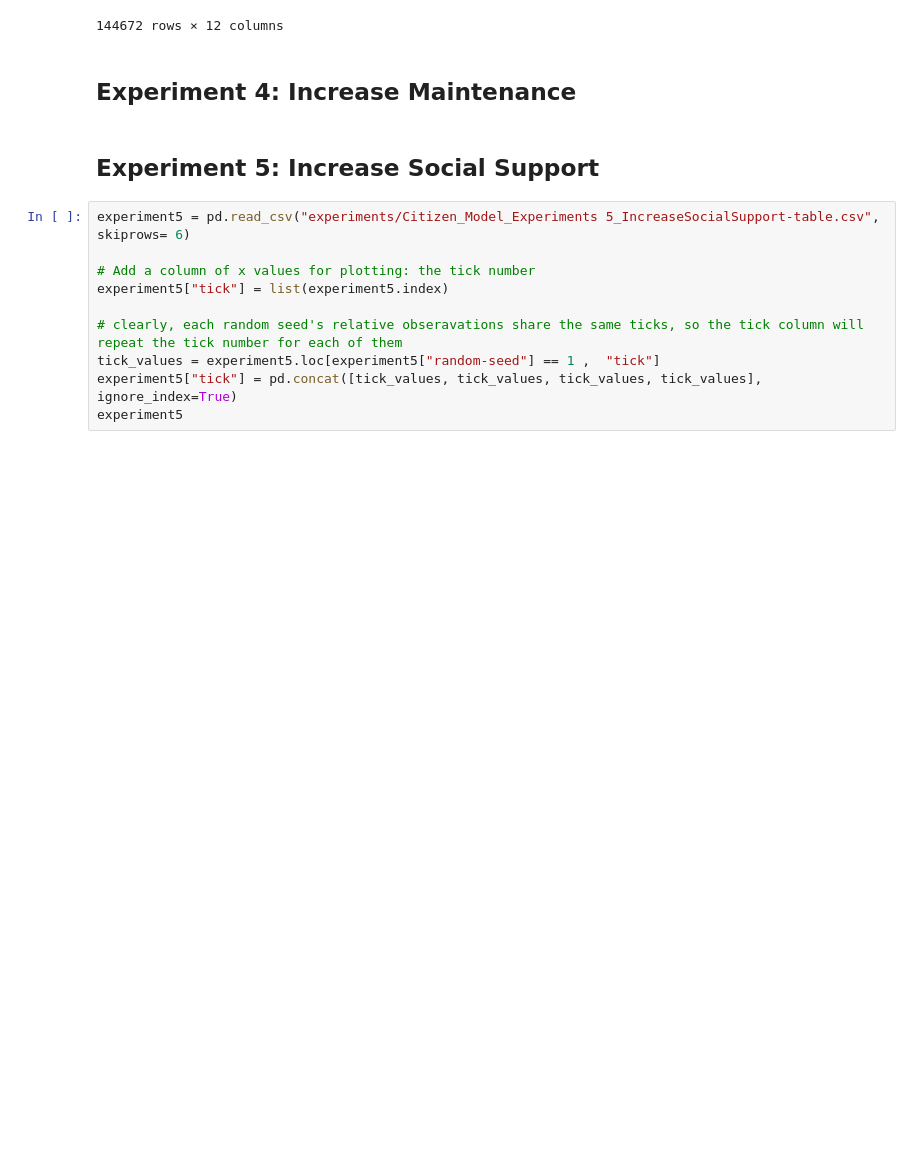
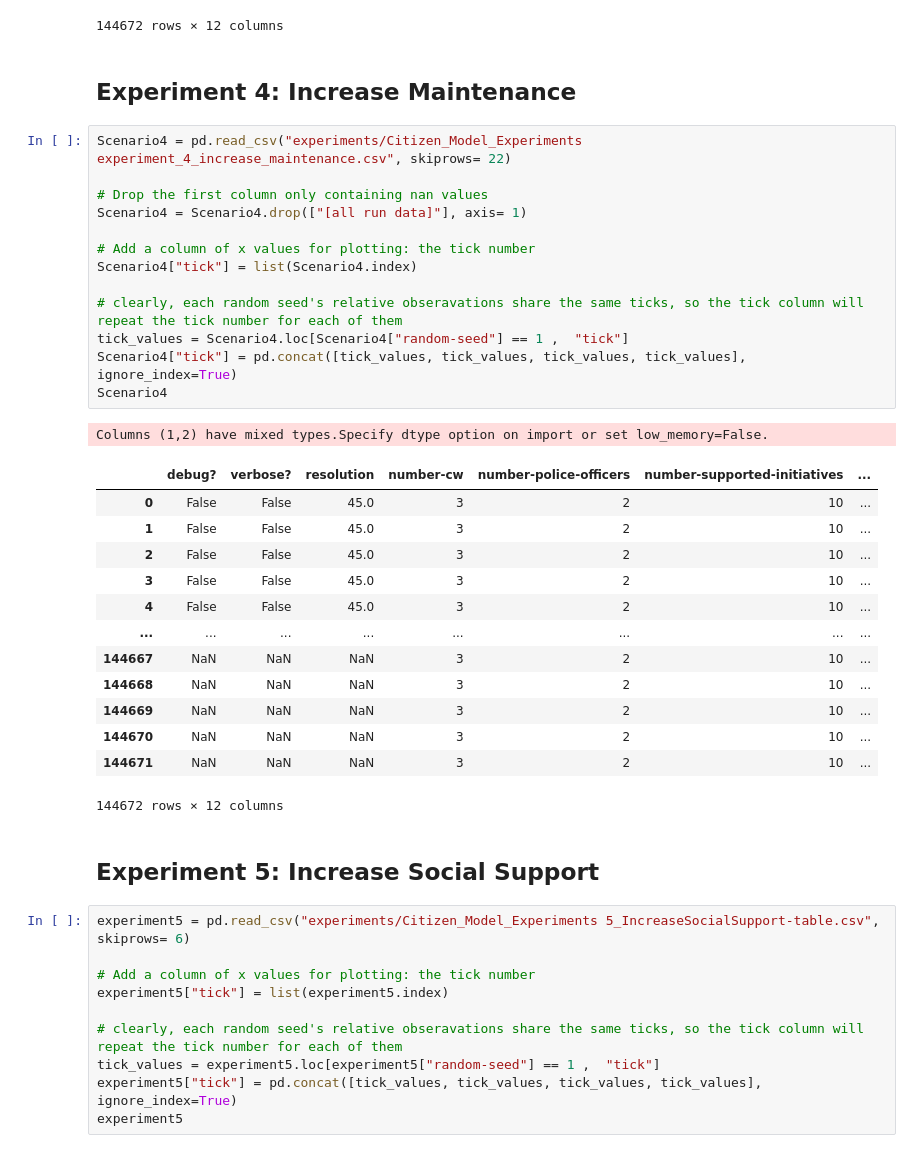
Before and after one commit to herzogrh/SEN1211-Agent-based-modelling, a Jupyter notebook: Model/Experiment_analysis.ipynb, the cells around one changed output. Drawn from its saved outputs; the diff is of its cells as text; blank space fills up the shorter version.

```diff
--- a/Model/Experiment_analysis.ipynb
+++ b/Model/Experiment_analysis.ipynb
@@ -101,6 +101,34 @@ experiment3
 144672 rows × 12 columns
 # %% [markdown]
 ## Experiment 4: Increase Maintenance
+# %%
+Scenario4 = pd.read_csv("experiments/Citizen_Model_Experiments experiment_4_increase_maintenance.csv", skiprows= 22)
+
+# Drop the first column only containing nan values
+Scenario4 = Scenario4.drop(["[all run data]"], axis= 1)
+
+# Add a column of x values for plotting: the tick number
+Scenario4["tick"] = list(Scenario4.index)
+
+# clearly, each random seed's relative obseravations share the same ticks, so the tick column will repeat the tick number for each of them
+tick_values = Scenario4.loc[Scenario4["random-seed"] == 1 ,  "tick"]
+Scenario4["tick"] = pd.concat([tick_values, tick_values, tick_values, tick_values], ignore_index=True)
+Scenario4
+# %% [output]
+Columns (1,2) have mixed types.Specify dtype option on import or set low_memory=False.
+|  | debug? | verbose? | resolution | number-cw | number-police-officers | number-supported-initiatives | ... |
+| 0 | False | False | 45.0 | 3 | 2 | 10 | ... |
+| 1 | False | False | 45.0 | 3 | 2 | 10 | ... |
+| 2 | False | False | 45.0 | 3 | 2 | 10 | ... |
+| 3 | False | False | 45.0 | 3 | 2 | 10 | ... |
+| 4 | False | False | 45.0 | 3 | 2 | 10 | ... |
+| ... | ... | ... | ... | ... | ... | ... | ... |
+| 144667 | NaN | NaN | NaN | 3 | 2 | 10 | ... |
+| 144668 | NaN | NaN | NaN | 3 | 2 | 10 | ... |
+| 144669 | NaN | NaN | NaN | 3 | 2 | 10 | ... |
+| 144670 | NaN | NaN | NaN | 3 | 2 | 10 | ... |
+| 144671 | NaN | NaN | NaN | 3 | 2 | 10 | ... |
+144672 rows × 12 columns
 # %% [markdown]
 ## Experiment 5: Increase Social Support
 # %%
```
Also changed, not shown: parts of 4 cells of this notebook.
